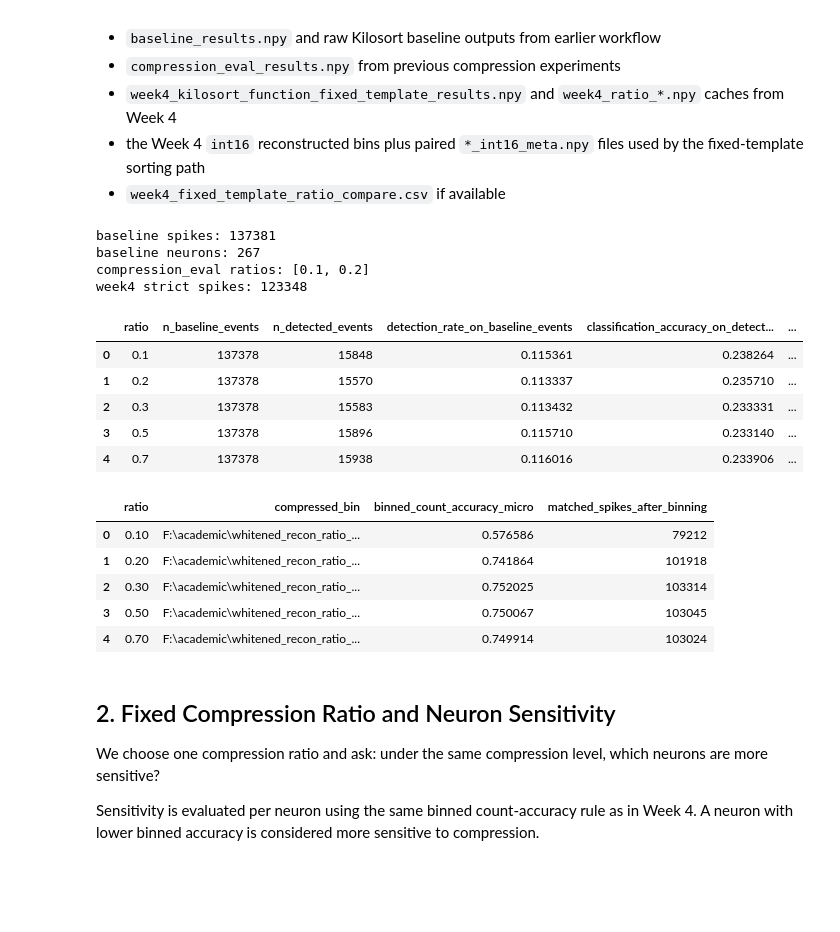
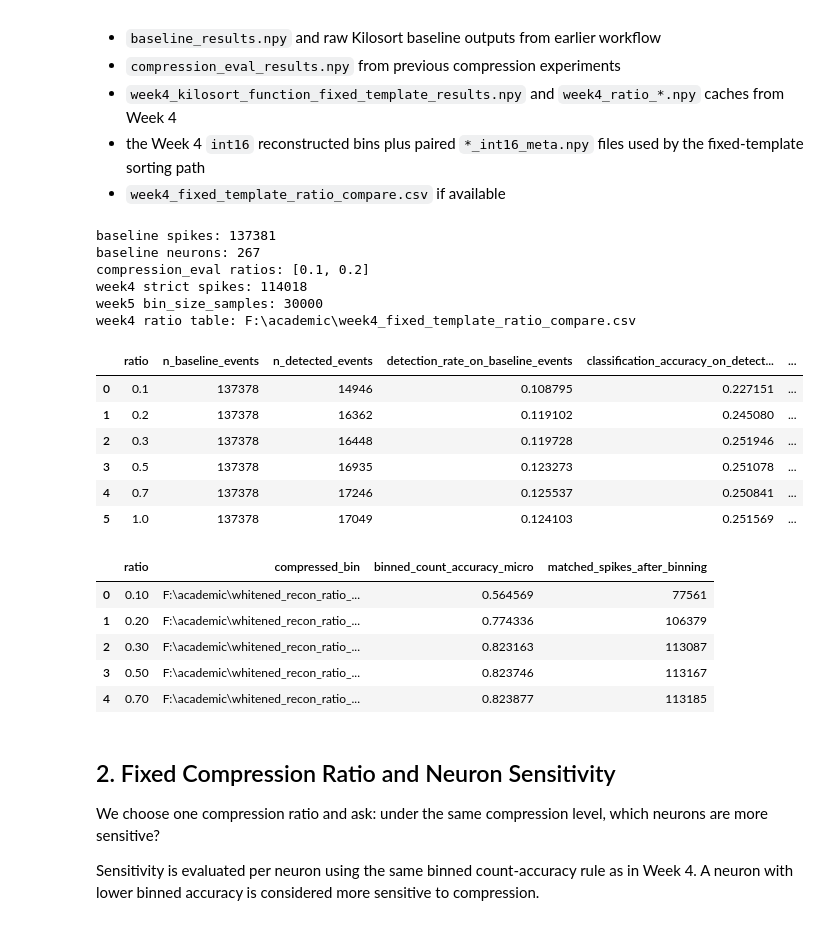
Before and after one commit to baipin/SpikeSort, a Jupyter notebook: 5.ipynb, the cells around one changed output. Saved outputs shown, nothing was run; the diff lists cells and outputs as text; code cells hidden in the pictures; blank space fills up the shorter version.

```diff
--- a/5.ipynb
+++ b/5.ipynb
@@ -47,0 +218,16 @@ ROOT: F:\academic
+# %%
+# Convenience config: set DCT window and evaluation bin directly in seconds.
+# Rerun this cell, then rerun the downstream Week 5 cells.
+DCT_WINDOW_SECONDS = None   # e.g. 0.02 for 20 ms; None keeps the full timeline as one DCT window.
+WEEK5_BIN_SIZE_SECONDS = 1.0  # e.g. 0.5 for 500 ms binned-accuracy evaluation.
+
+sample_rate_hz = float(np.load(BASE_RESULTS / 'ops.npy', allow_pickle=True).item()['fs'])
+DCT_WINDOW_SAMPLES = None if DCT_WINDOW_SECONDS is None else max(1, int(round(sample_rate_hz * float(DCT_WINDOW_SECONDS))))
+week5_bin_size_samples_preview = max(1, int(round(sample_rate_hz * float(WEEK5_BIN_SIZE_SECONDS))))
+
+print('sample_rate_hz:', sample_rate_hz)
+print('DCT_WINDOW_SECONDS:', DCT_WINDOW_SECONDS)
+print('DCT_WINDOW_SAMPLES:', DCT_WINDOW_SAMPLES)
+print('DCT mode:', dct_window_label())
+print('WEEK5_BIN_SIZE_SECONDS:', WEEK5_BIN_SIZE_SECONDS)
+print('week5_bin_size_samples:', week5_bin_size_samples_preview)
@@ -58,36 +814,46 @@ This section reuses outputs from earlier notebooks instead of recomputing them:
 # %%
 # RERUN NOTE: Rerun after 2.ipynb / 4.ipynb refresh their outputs. This cell loads compression_eval_results.npy and week4-derived summaries that become stale after the CAR change.
 baseline_res = np.load(baseline_cache, allow_pickle=True).item()
 compression_eval = np.load(compression_cache, allow_pickle=True).item()
+week4_strict_cache = strict_sort_cache_path(window_samples=DCT_WINDOW_SAMPLES)
+if not week4_strict_cache.exists():
+    raise FileNotFoundError(f'Missing Week 4 strict-sort cache for current DCT config: {week4_strict_cache}')
 week4_strict = np.load(week4_strict_cache, allow_pickle=True).item()
 
 ops_base = np.load(BASE_RESULTS / 'ops.npy', allow_pickle=True).item()
 templates_base = np.load(BASE_RESULTS / 'templates.npy')
 st_base = np.load(BASE_RESULTS / 'spike_times.npy').squeeze().astype(np.int64)
 clu_base = np.load(BASE_RESULTS / 'spike_clusters.npy').squeeze().astype(np.int64)
 
+week5_bin_size_samples = max(1, int(round(float(ops_base['fs']) * WEEK5_BIN_SIZE_SECONDS)))
+week4_ratio_table = resolve_week4_ratio_table_path(week5_bin_size_samples, float(ops_base['fs']))
 week4_ratio_df = pd.read_csv(week4_ratio_table) if week4_ratio_table.exists() else None
 
 print('baseline spikes:', st_base.shape[0])
 print('baseline neurons:', np.unique(clu_base).shape[0])
 print('compression_eval ratios:', sorted(float(k) for k in compression_eval.keys()))
 print('week4 strict spikes:', np.asarray(week4_strict['st']).shape[0])
+print('week5 bin_size_samples:', week5_bin_size_samples)
+print('week4 ratio table:', week4_ratio_table)
 if week4_ratio_df is not None:
     display(week4_ratio_df)
 # %% [output]
 baseline spikes: 137381
 baseline neurons: 267
 compression_eval ratios: [0.1, 0.2]
-week4 strict spikes: 123348
+week4 strict spikes: 114018
+week5 bin_size_samples: 30000
+week4 ratio table: F:\academic\week4_fixed_template_ratio_compare.csv
 |  | ratio | n_baseline_events | n_detected_events | detection_rate_on_baseline_events | classification_accuracy_on_detect... | ... |
-| 0 | 0.1 | 137378 | 15848 | 0.115361 | 0.238264 | ... |
-| 1 | 0.2 | 137378 | 15570 | 0.113337 | 0.235710 | ... |
-| 2 | 0.3 | 137378 | 15583 | 0.113432 | 0.233331 | ... |
-| 3 | 0.5 | 137378 | 15896 | 0.115710 | 0.233140 | ... |
-| 4 | 0.7 | 137378 | 15938 | 0.116016 | 0.233906 | ... |
+| 0 | 0.1 | 137378 | 14946 | 0.108795 | 0.227151 | ... |
+| 1 | 0.2 | 137378 | 16362 | 0.119102 | 0.245080 | ... |
+| 2 | 0.3 | 137378 | 16448 | 0.119728 | 0.251946 | ... |
+| 3 | 0.5 | 137378 | 16935 | 0.123273 | 0.251078 | ... |
+| 4 | 0.7 | 137378 | 17246 | 0.125537 | 0.250841 | ... |
+| 5 | 1.0 | 137378 | 17049 | 0.124103 | 0.251569 | ... |
 # %%
-def load_ratio_eval_cache(keep_ratio):
-    path = ROOT / f'week4_ratio_{keep_ratio:.2f}_binned_eval.npy'
+def load_ratio_eval_cache(keep_ratio, bin_size_samples, sample_rate):
+    path = resolve_week4_ratio_eval_cache_path(keep_ratio, bin_size_samples, sample_rate)
     if not path.exists() or path.stat().st_size == 0:
         return None
     try:
@@ -98,7 +864,7 @@ def load_ratio_eval_cache(keep_ratio):
 
 available_week4_caches = {}
 for ratio in [0.10, 0.20, 0.30, 0.50, 0.70]:
-    obj = load_ratio_eval_cache(ratio)
+    obj = load_ratio_eval_cache(ratio, week5_bin_size_samples, float(ops_base['fs']))
     if obj is not None:
         available_week4_caches[ratio] = obj
 
@@ -114,11 +880,11 @@ cache_overview = pd.DataFrame([
 display(cache_overview)
 # %% [output]
 |  | ratio | compressed_bin | binned_count_accuracy_micro | matched_spikes_after_binning |
-| 0 | 0.10 | F:\academic\whitened_recon_ratio_... | 0.576586 | 79212 |
-| 1 | 0.20 | F:\academic\whitened_recon_ratio_... | 0.741864 | 101918 |
-| 2 | 0.30 | F:\academic\whitened_recon_ratio_... | 0.752025 | 103314 |
-| 3 | 0.50 | F:\academic\whitened_recon_ratio_... | 0.750067 | 103045 |
-| 4 | 0.70 | F:\academic\whitened_recon_ratio_... | 0.749914 | 103024 |
+| 0 | 0.10 | F:\academic\whitened_recon_ratio_... | 0.564569 | 77561 |
+| 1 | 0.20 | F:\academic\whitened_recon_ratio_... | 0.774336 | 106379 |
+| 2 | 0.30 | F:\academic\whitened_recon_ratio_... | 0.823163 | 113087 |
+| 3 | 0.50 | F:\academic\whitened_recon_ratio_... | 0.823746 | 113167 |
+| 4 | 0.70 | F:\academic\whitened_recon_ratio_... | 0.823877 | 113185 |
 # %% [markdown]
 ## 2. Fixed Compression Ratio and Neuron Sensitivity
 
```
Also changed, not shown: parts of 25 cells of this notebook, 11 other files.
